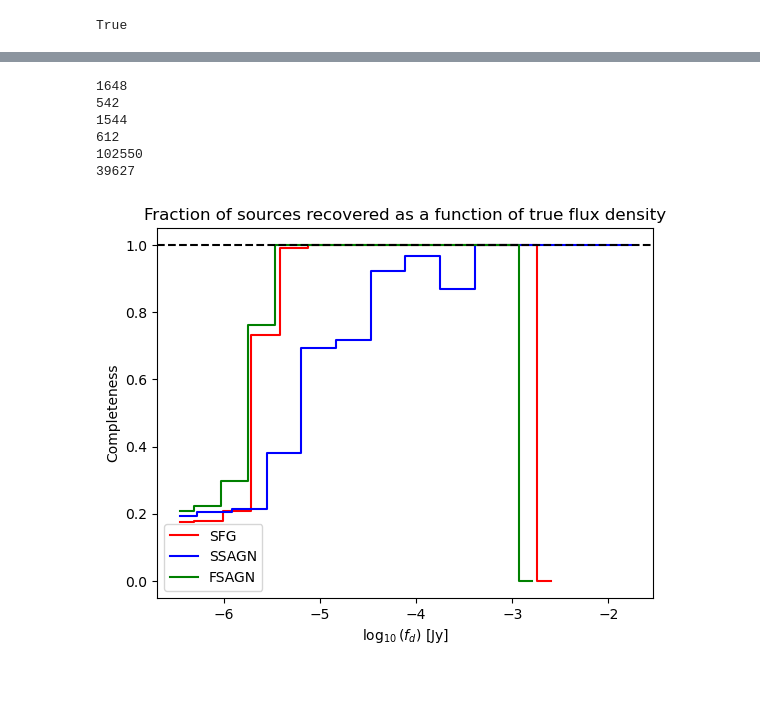
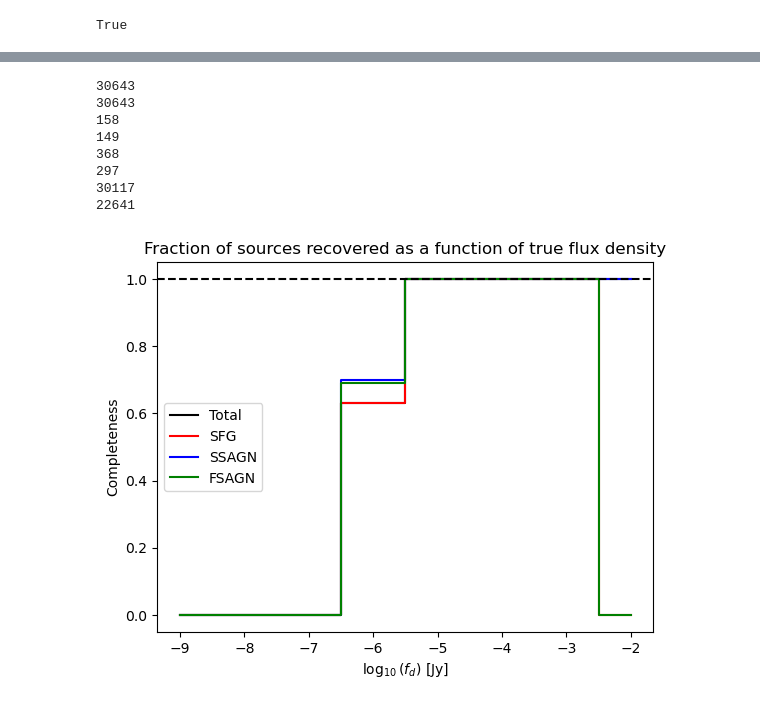
Before and after one commit to RhysAlfShaw/TRSF-dev, a Jupyter notebook: source_recovery_SKADC1Training.ipynb, the cells around one changed output, grey strips where cells are left out. Drawn from its saved outputs; the diff is of its cells as text; code cells hidden in the pictures.

```diff
--- a/source_recovery_SKADC1Training.ipynb
+++ b/source_recovery_SKADC1Training.ipynb
@@ -24,7 +23,7 @@ from TRSF import trsf
 import numpy as np
 import matplotlib.pyplot as plt
 
-SKA_DC1_TRSF = trsf(PATH_SKADC1_TRAINING)
+SKA_DC1_TRSF = trsf(PATH_SKADC1_TRAINING,gaussian_fitting=True)
 # %% [output]
 ###########################
  _____   ___    ___    ___
@@ -331,0 +424,22 @@ AttributeError: 'DataFrame' object has no attribute 'id'
+# %%
+fig, ax = plt.subplots(1,3,figsize=(8, 8))
+
+bins = np.linspace(-9,0,9)
+ax[0].step(bins[:-1],np.histogram(np.log10(Flux),bins)[0],label='Full')
+ax[0].step(bins[:-1],np.histogram(np.log10(Flux_before),bins)[0],label='Reduced')
+ax[0].set_xlabel('$\log_{10}(f_{d})$ [Jy]',fontsize=15)
+ax[0].set_ylabel('N',fontsize=15)
+ax[0].set_yscale('log')
+ax[0].legend(loc='upper right')
+
+matched_ids['dist'].hist(bins=50, figsize=(10, 6),ax=ax[1],grid=False)
+ax[1].set_xlabel('$D_{m}$',fontsize=15)
+ax[1].set_ylabel('$N_{m}$',fontsize=15)
+
+# plot the distribution of the distances between the matched sources and flux
+ax[2].scatter(matched_ids['FLUX_Tot_corr'], matched_ids['dist'], s=1)
+ax[2].set_xlabel('$\log_{10}(f_{d})$ [Jy]',fontsize=15)
+ax[2].set_ylabel('$D_{m}$',fontsize=15)
+ax[2].set_xscale('log')
+plt.tight_layout()
+plt.show()
@@ -406,6 +537,11 @@ plt.show()
 # calculate the number of matched sources in flux bins.
 # flux Int tot | matched num | True num | matched num / True num
 
+Flux_Truth_total = matched_catalogue['FLUX_Tot_corr'].to_numpy()
+print(len(Flux_Truth_total))
+partial_matched_cat = matched_catalogue.dropna()
+Flux_matched_total = partial_matched_cat['FLUX_Tot_corr'].to_numpy()
+print(len(Flux_Truth_total))
 
 ssagn_matched_catalogue = matched_catalogue[matched_catalogue['CLASS'] == 1]
 Flux_Truth_ssagn = ssagn_matched_catalogue['FLUX_Tot_corr'].to_numpy()
@@ -429,50 +565,52 @@ partial_matched_cat = sfg_matched_catalogue.dropna()
 Flux_matched_sfg = partial_matched_cat['FLUX_Tot_corr'].to_numpy()
 print(len(Flux_matched_sfg))
 # %% [output]
-1648
-542
-1544
-612
-102550
-39627
+30643
+30643
+158
+149
+368
+297
+30117
+22641
 # %%
-def hist_plot(Flux_Truth,Flux_matched):
-    bins = np.linspace(np.log10(min(Flux_Truth)),np.log10(max(Flux_Truth)),15)
+def hist_plot(Flux_Truth,Flux_matched,bins):
     # find the completeness of matched sources in each bin
     Completeness_list = []
     for i in range(len(bins)-1):
         # find indexes of flux densities within the bin
         index = (np.log10(Flux_Truth) > bins[i]) & (np.log10(Flux_Truth) < bins[i+1])
 
         number_of_expected_sources_in_bin = len(Flux_Truth[index])
         # find indexes of matched sources within the bin
         index = (np.log10(Flux_matched) > bins[i]) & (np.log10(Flux_matched) < bins[i+1])
         number_of_matched_source_in_bin = len(Flux_matched[index])
         # find the completeness of matched sources in the bin
         try:
             Completeness_list.append(number_of_matched_source_in_bin/number_of_expected_sources_in_bin)
         except ZeroDivisionError:
             Completeness_list.append(0)
     return Completeness_list, bins
-
-sfg_Completeness_list, sfg_bins = hist_plot(Flux_Truth_sfg,Flux_matched_sfg)
-ssagn_Completeness_list, ssagn_bins = hist_plot(Flux_Truth_ssagn,Flux_matched_ssagn)
-fsagn_Completeness_list, fsagn_bins = hist_plot(Flux_Truth_fsagn,Flux_matched_fsagn)
-
+bins = np.linspace(-9,-1,9)
+sfg_Completeness_list, sfg_bins = hist_plot(Flux_Truth_sfg,Flux_matched_sfg,bins)
+ssagn_Completeness_list, ssagn_bins = hist_plot(Flux_Truth_ssagn,Flux_matched_ssagn,bins)
+fsagn_Completeness_list, fsagn_bins = hist_plot(Flux_Truth_fsagn,Flux_matched_fsagn,bins)
+total_Completeness_list, total_bins = hist_plot(Flux_Truth_total,Flux_matched_total,bins)
+plt.step(total_bins[:-1],total_Completeness_list,where='mid',color='black',label='Total')
 plt.step(sfg_bins[:-1],sfg_Completeness_list,where='mid',color='red',label='SFG')
 #plt.plot(sfg_bins[:-1],sfg_Completeness_list,color='red')
 plt.step(ssagn_bins[:-1],ssagn_Completeness_list,where='mid',color='blue',label='SSAGN')
 #plt.plot(ssagn_bins[:-1],ssagn_Completeness_list,color='blue')
 plt.step(fsagn_bins[:-1],fsagn_Completeness_list,where='mid',color='green',label='FSAGN')
 #plt.plot(fsagn_bins[:-1],fsagn_Completeness_list,color='green')
 plt.title("Fraction of sources recovered as a function of true flux density")
 plt.axhline(1,linestyle='--',color='black')
 plt.xlabel('$\log_{10}(f_{d})$ [Jy]')
 plt.ylabel('Completeness')
 plt.legend()
 plt.show()
 # %% [output]
-[figure, old version]
+[figure, new version]
 # %%
 print(len(catalogue))
 print(len(matched_catalogue.dropna()))
```
Also changed, not shown: parts of 21 cells of this notebook, 5 other files.
